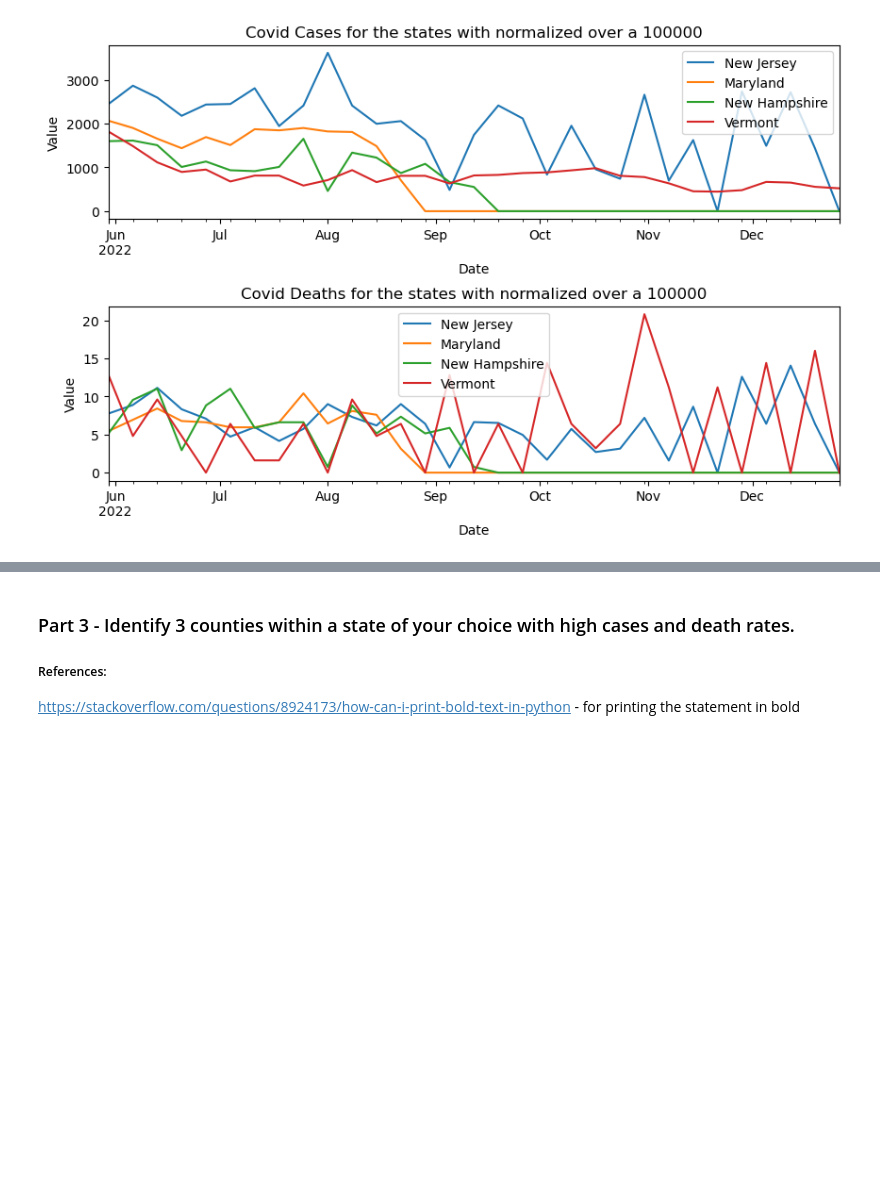
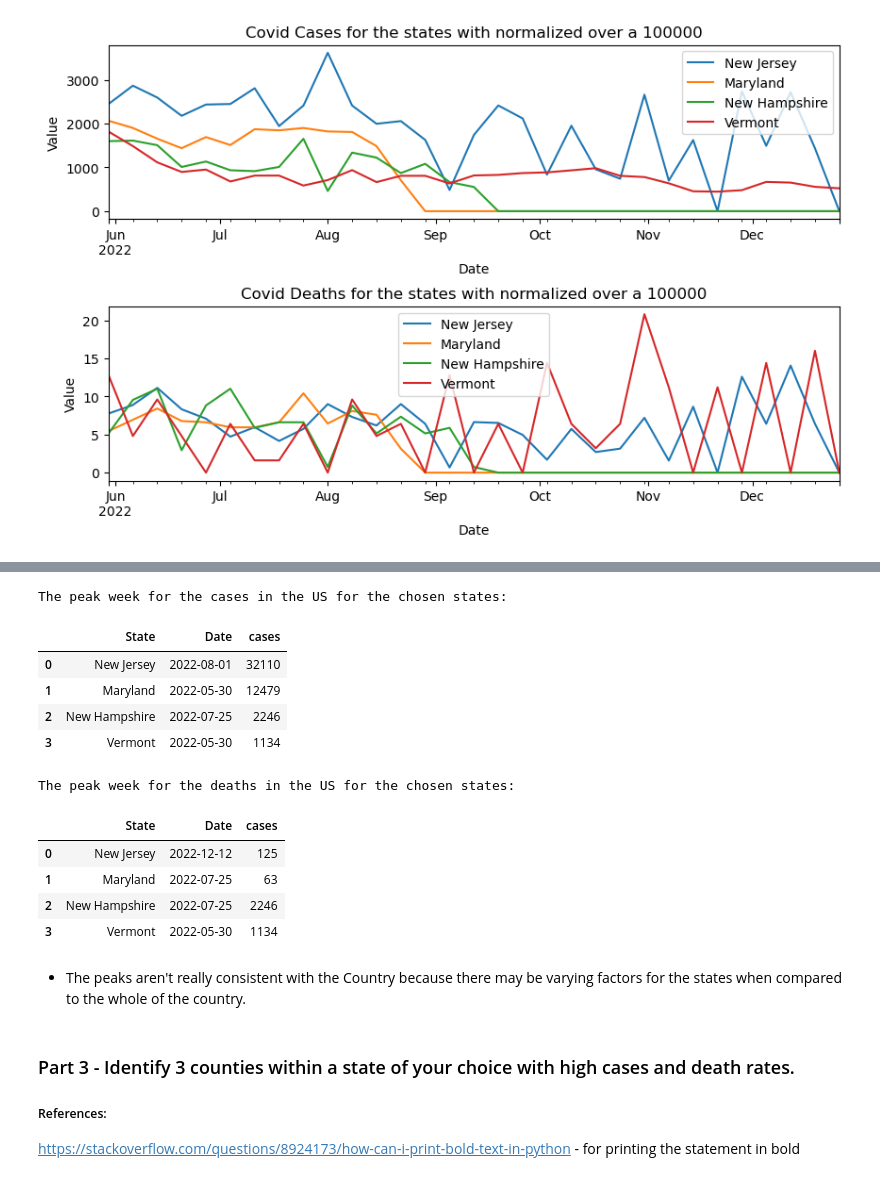
Before and after one commit to AshritaD/Ferocious5_CS605, a Jupyter notebook: Member/AshritaD/STAGE 2/Stage2 Member.ipynb, the cells around one changed output, grey strips where cells are left out. Drawn from its saved outputs; the diff is of its cells as text; code cells hidden in the pictures; blank space fills up the shorter version.

```diff
--- a/Member/AshritaD/STAGE 2/Stage2 Member.ipynb
+++ b/Member/AshritaD/STAGE 2/Stage2 Member.ipynb
@@ -558,3 +566,55 @@ plt.show()
+# %%
+#FOR FINDING THE PEAK WEEKS FOR THE NUMBER OF CASES AND DEATHS
+
+'''NUMBER OF CASES'''
+print('\033[1m' +"The peak week for the cases in the US for the chosen states:")
+dict = {'State' : ['New Jersey', 'Maryland', 'New Hampshire', 'Vermont'],
+        'Date' : [ccnj_resampled.sum().sort_values(ascending = False).head(1).index[0].strftime("%Y-%m-%d"),
+                  ccmd_resampled.sum().sort_values(ascending = False).head(1).index[0].strftime("%Y-%m-%d"),
+                  ccnh_resampled.sum().sort_values(ascending = False).head(1).index[0].strftime("%Y-%m-%d"),
+                  ccvt_resampled.sum().sort_values(ascending = False).head(1).index[0].strftime("%Y-%m-%d")],
+        'cases' : [ccnj_resampled.sum().sort_values(ascending = False).head(1)[0],
+                   int(ccmd_resampled.sum().sort_values(ascending = False).head(1)[0]),
+                   int(ccnh_resampled.sum().sort_values(ascending = False).head(1)[0]),
+                   int(ccvt_resampled.sum().sort_values(ascending = False).head(1)[0])]}
+
+
+peakWeekCases = pd.DataFrame(dict)
+display(peakWeekCases)
+
+print("")
+
+'''NUMBER OF DEATHS'''
+
+print('\033[1m' +"The peak week for the deaths in the US for the chosen states:")
+dict = {'State' : ['New Jersey', 'Maryland', 'New Hampshire', 'Vermont'],
+        'Date' : [cdnj_resampled.sum().sort_values(ascending = False).head(1).index[0].strftime("%Y-%m-%d"),
+                  cdmd_resampled.sum().sort_values(ascending = False).head(1).index[0].strftime("%Y-%m-%d"),
+                  cdnh_resampled.sum().sort_values(ascending = False).head(1).index[0].strftime("%Y-%m-%d"),
+                  cdvt_resampled.sum().sort_values(ascending = False).head(1).index[0].strftime("%Y-%m-%d")],
+        'cases' : [cdnj_resampled.sum().sort_values(ascending = False).head(1)[0],
+                   int(cdmd_resampled.sum().sort_values(ascending = False).head(1)[0]),
+                   int(cdnh_resampled.sum().sort_values(ascending = False).head(1)[0]),
+                   int(cdvt_resampled.sum().sort_values(ascending = False).head(1)[0])]}
+
+
+peakWeekCases = pd.DataFrame(dict)
+display(peakWeekCases)
+# %% [output]
+The peak week for the cases in the US for the chosen states:
+|  | State | Date | cases |
+| 0 | New Jersey | 2022-08-01 | 32110 |
+| 1 | Maryland | 2022-05-30 | 12479 |
+| 2 | New Hampshire | 2022-07-25 | 2246 |
+| 3 | Vermont | 2022-05-30 | 1134 |
+The peak week for the deaths in the US for the chosen states:
+|  | State | Date | cases |
+| 0 | New Jersey | 2022-12-12 | 125 |
+| 1 | Maryland | 2022-07-25 | 63 |
+| 2 | New Hampshire | 2022-07-25 | 2246 |
+| 3 | Vermont | 2022-05-30 | 1134 |
+# %% [markdown]
+- The peaks aren't really consistent with the Country because there may be varying factors for the states when compared to the  whole of the country.
 # %% [markdown]
 ### Part 3  - Identify 3 counties within a state of your choice with high cases and death rates.
 
```
Also changed, not shown: parts of 6 cells of this notebook, 2 other files.
